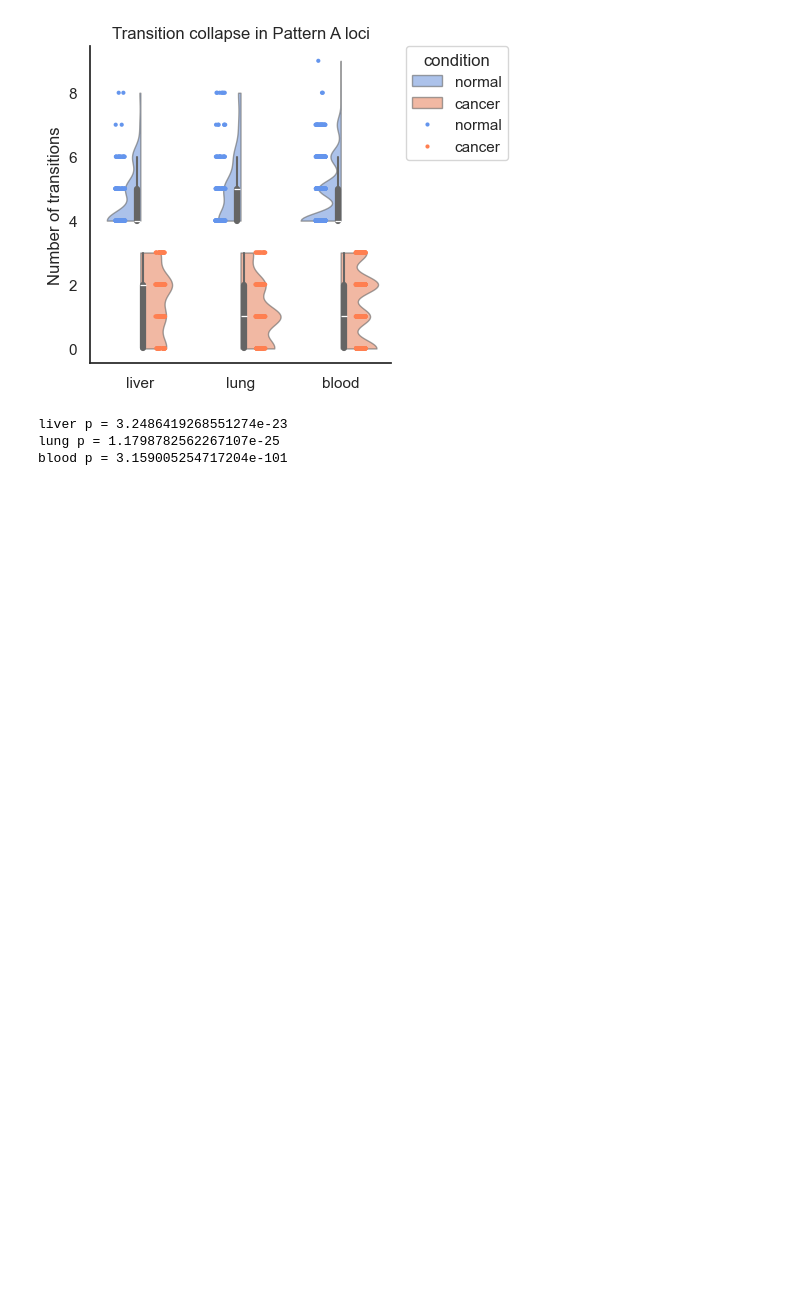
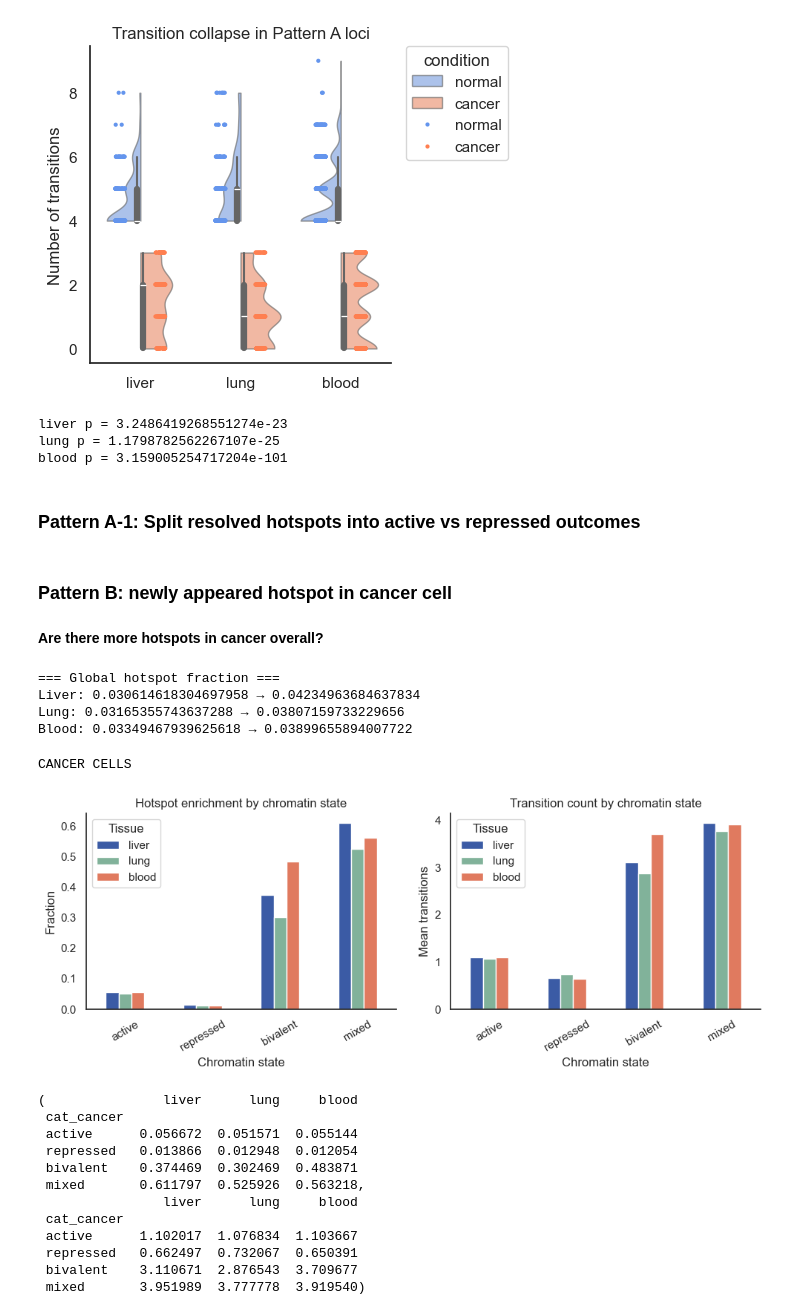
Before and after one commit to caocao0525/HERV, a Jupyter notebook: herv_util_clean.ipynb, the cells around one changed output. Saved outputs shown, nothing was run; the diff lists cells and outputs as text; code cells hidden in the pictures; blank space fills up the shorter version.

```diff
--- a/herv_util_clean.ipynb
+++ b/herv_util_clean.ipynb
@@ -1080,3 +1082,64 @@ for tissue, df in pattern_A_dict.items():
 liver p = 3.2486419268551274e-23
 lung p = 1.1798782562267107e-25
 blood p = 3.159005254717204e-101
+# %% [markdown]
+### Pattern A-1: Split resolved hotspots into active vs repressed outcomes
+# %% [markdown]
+### Pattern B: newly appeared hotspot in cancer cell
+# %% [markdown]
+**Are there more hotspots in cancer overall?**
+# %%
+print("=== Global hotspot fraction ===")
+
+print("Liver:",
+      df_merged_liver["is_hotspot_normal"].mean(),
+      "→",
+      df_merged_liver["is_hotspot_cancer"].mean())
+
+print("Lung:",
+      df_merged_lung["is_hotspot_normal"].mean(),
+      "→",
+      df_merged_lung["is_hotspot_cancer"].mean())
+
+print("Blood:",
+      df_merged_blood["is_hotspot_normal"].mean(),
+      "→",
+      df_merged_blood["is_hotspot_cancer"].mean())
+# %% [output]
+=== Global hotspot fraction ===
+Liver: 0.030614618304697958 → 0.04234963684637834
+Lung: 0.03165355743637288 → 0.03807159733229656
+Blood: 0.03349467939625618 → 0.03899655894007722
+# %%
+print("CANCER CELLS")
+summary_dict = {
+    "liver": (
+        df_merged_liver.groupby("cat_cancer")["is_hotspot_cancer"].mean(),
+        df_merged_liver.groupby("cat_cancer")["n_trans_cancer"].mean()
+    ),
+    "lung": (
+        df_merged_lung.groupby("cat_cancer")["is_hotspot_cancer"].mean(),
+        df_merged_lung.groupby("cat_cancer")["n_trans_cancer"].mean()
+    ),
+    "blood": (
+        df_merged_blood.groupby("cat_cancer")["is_hotspot_cancer"].mean(),
+        df_merged_blood.groupby("cat_cancer")["n_trans_cancer"].mean()
+    )
+}
+
+plot_hotspot_and_transition_summary(summary_dict)
+# %% [output]
+CANCER CELLS
+[figure, added]
+(               liver      lung     blood
+ cat_cancer
+ active      0.056672  0.051571  0.055144
+ repressed   0.013866  0.012948  0.012054
+ bivalent    0.374469  0.302469  0.483871
+ mixed       0.611797  0.525926  0.563218,
+                liver      lung     blood
+ cat_cancer
+ active      1.102017  1.076834  1.103667
+ repressed   0.662497  0.732067  0.650391
+ bivalent    3.110671  2.876543  3.709677
+ mixed       3.951989  3.777778  3.919540)
```
Also changed, not shown: parts of 4 cells of this notebook.
